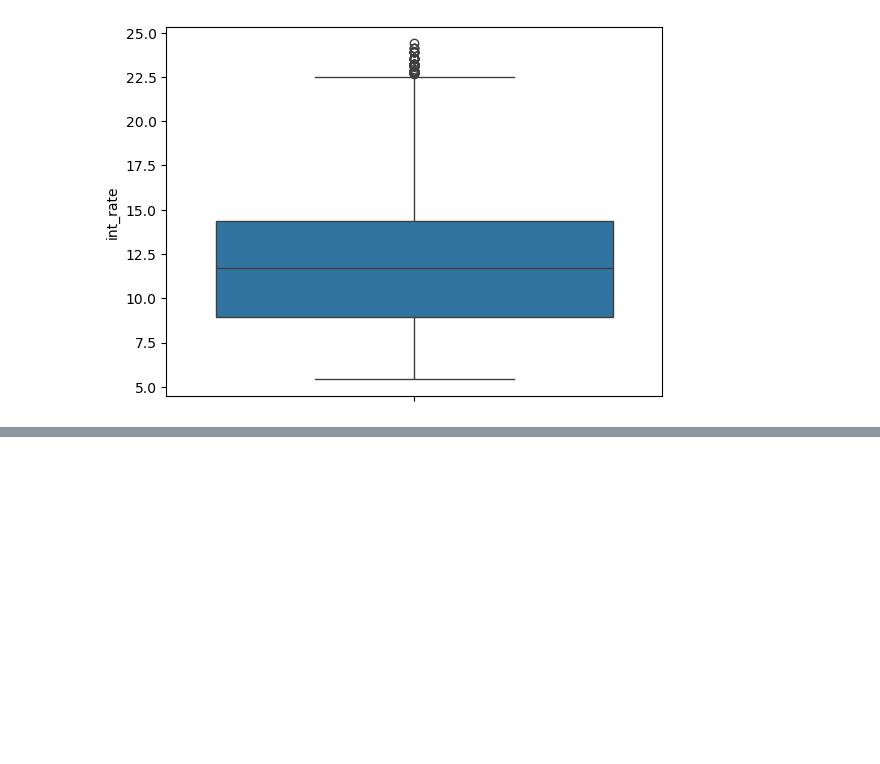
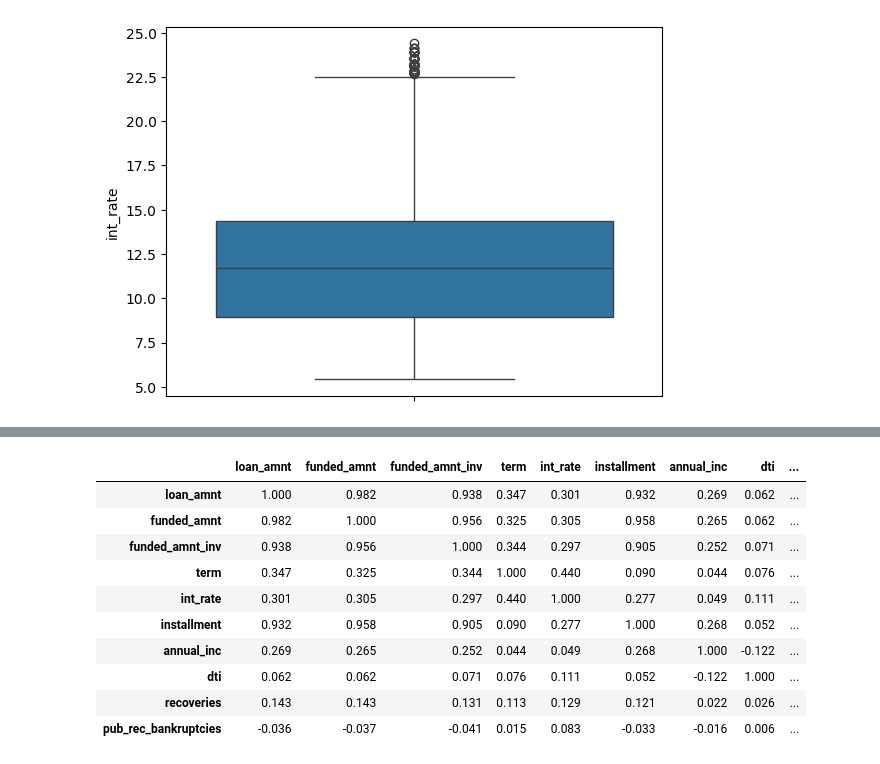
Before and after one commit to sunnyku/MS, a Jupyter notebook: case_study/staging.ipynb, the cells around one changed output, grey strips where cells are left out. Saved outputs shown, nothing was run; the diff lists cells and outputs as text; code cells hidden in the pictures; blank space fills up the shorter version.

```diff
--- a/case_study/staging.ipynb
+++ b/case_study/staging.ipynb
@@ -499,0 +632,16 @@ sns.boxplot(data1.int_rate)
+# %%
+corr_data1 = data1.filter(["loan_amnt", "funded_amnt", "funded_amnt_inv", 'term','int_rate','installment','annual_inc','dti','recoveries','pub_rec_bankruptcies'])
+cor = corr_data1.corr()
+round(cor, 3)
+# %% [output]
+|  | loan_amnt | funded_amnt | funded_amnt_inv | term | int_rate | installment | annual_inc | dti | ... |
+| loan_amnt | 1.000 | 0.982 | 0.938 | 0.347 | 0.301 | 0.932 | 0.269 | 0.062 | ... |
+| funded_amnt | 0.982 | 1.000 | 0.956 | 0.325 | 0.305 | 0.958 | 0.265 | 0.062 | ... |
+| funded_amnt_inv | 0.938 | 0.956 | 1.000 | 0.344 | 0.297 | 0.905 | 0.252 | 0.071 | ... |
+| term | 0.347 | 0.325 | 0.344 | 1.000 | 0.440 | 0.090 | 0.044 | 0.076 | ... |
+| int_rate | 0.301 | 0.305 | 0.297 | 0.440 | 1.000 | 0.277 | 0.049 | 0.111 | ... |
+| installment | 0.932 | 0.958 | 0.905 | 0.090 | 0.277 | 1.000 | 0.268 | 0.052 | ... |
+| annual_inc | 0.269 | 0.265 | 0.252 | 0.044 | 0.049 | 0.268 | 1.000 | -0.122 | ... |
+| dti | 0.062 | 0.062 | 0.071 | 0.076 | 0.111 | 0.052 | -0.122 | 1.000 | ... |
+| recoveries | 0.143 | 0.143 | 0.131 | 0.113 | 0.129 | 0.121 | 0.022 | 0.026 | ... |
+| pub_rec_bankruptcies | -0.036 | -0.037 | -0.041 | 0.015 | 0.083 | -0.033 | -0.016 | 0.006 | ... |
```
Also changed, not shown: parts of 13 cells of this notebook.
